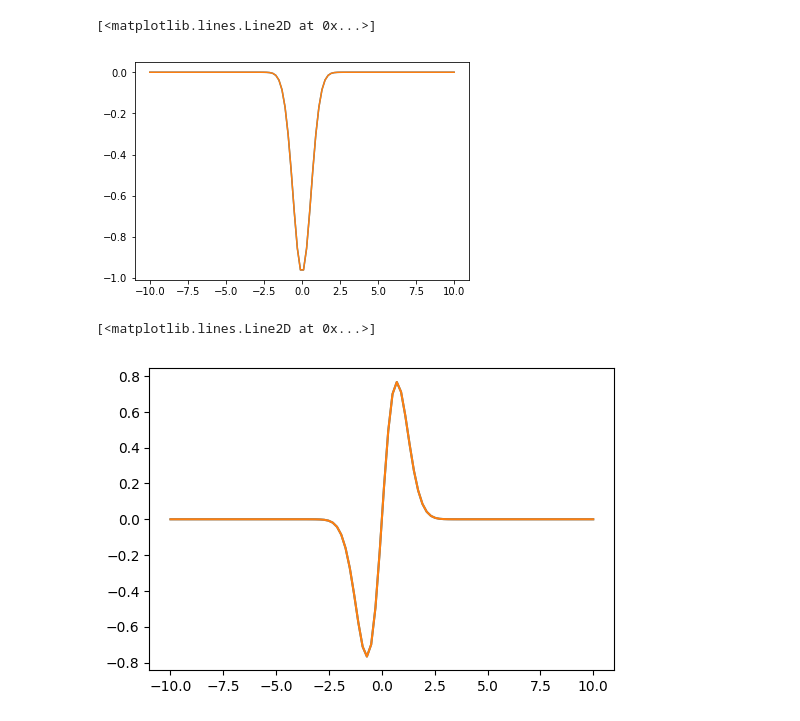
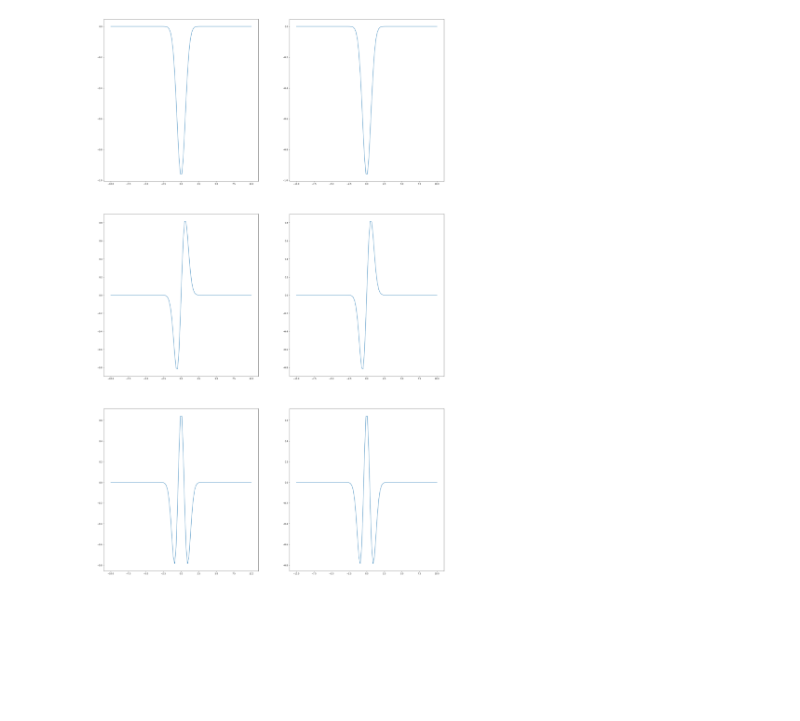
Before and after one commit to stephenhky/IPythonNotebooks, a Jupyter notebook: QuantumEntanglement/CoupledHarmonics.ipynb, the cells around one changed output. Cells and saved outputs as stored; diff of their text form; code cells hidden in the pictures; blank space fills up the shorter version.

```diff
--- a/QuantumEntanglement/CoupledHarmonics.ipynb
+++ b/QuantumEntanglement/CoupledHarmonics.ipynb
@@ -5,7 +6,9 @@ import pyqentangle
 from matplotlib import pyplot as plt
 %matplotlib inline
+# %%
+matplotlib.rcParams['figure.figsize'] = [30, 50]
 # %%
 biwavefcn = lambda x1, x2: np.exp(-0.5 * (x1 + x2) ** 2) * np.exp(-(x1 - x2) ** 2) * np.sqrt(np.sqrt(8.) / np.pi)
 # %%
-modes = pyqentangle.continuous_schmidt_decomposition(biwavefcn, -10., 10., -10., 10.)
+modes = pyqentangle.continuous_schmidt_decomposition(biwavefcn, -10., 10., -10., 10., keep=10)
 # %%
@@ -35,16 +51,21 @@ np.sum(np.square([mode[0] for mode in modes]))
 # %%
 xarray = np.linspace(-10., 10., 100)
 
 plt.subplot(3, 2, 1)
 plt.plot(xarray, modes[0][1](xarray))
+plt.subplot(3, 2, 2)
 plt.plot(xarray, modes[0][2](xarray))
+
+plt.subplot(3, 2, 3)
+plt.plot(xarray, modes[1][1](xarray))
+plt.subplot(3, 2, 4)
+plt.plot(xarray, modes[1][2](xarray))
+
+plt.subplot(3, 2, 5)
+plt.plot(xarray, modes[2][1](xarray))
+plt.subplot(3, 2, 6)
+plt.plot(xarray, modes[2][2](xarray))
+
+plt.savefig('three_harmonic_modes.png')
 # %% [output]
-[<matplotlib.lines.Line2D at 0x...>]
-[figure, old version]
+[figure, new version]
-# %%
-xarray = np.linspace(-10., 10., 100)
-plt.plot(xarray, modes[1][1](xarray))
-plt.plot(xarray, modes[1][2](xarray))
-# %% [output]
-[<matplotlib.lines.Line2D at 0x...>]
-[figure, removed]
```
Also changed, not shown: parts of 4 cells of this notebook, 1 other file.
